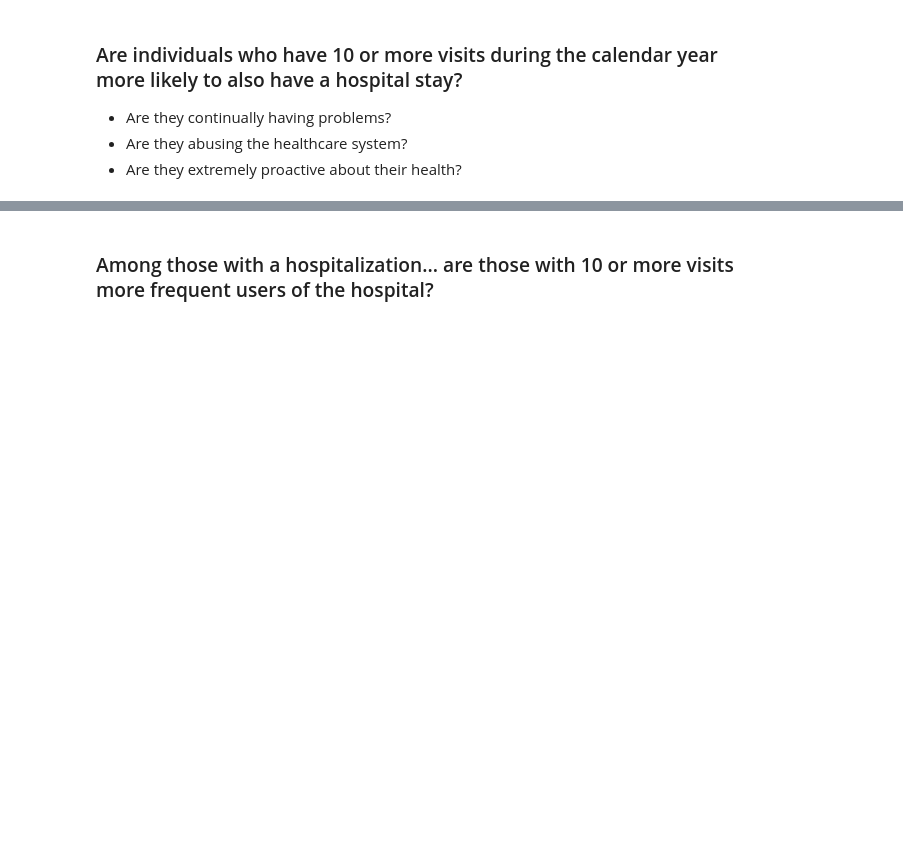
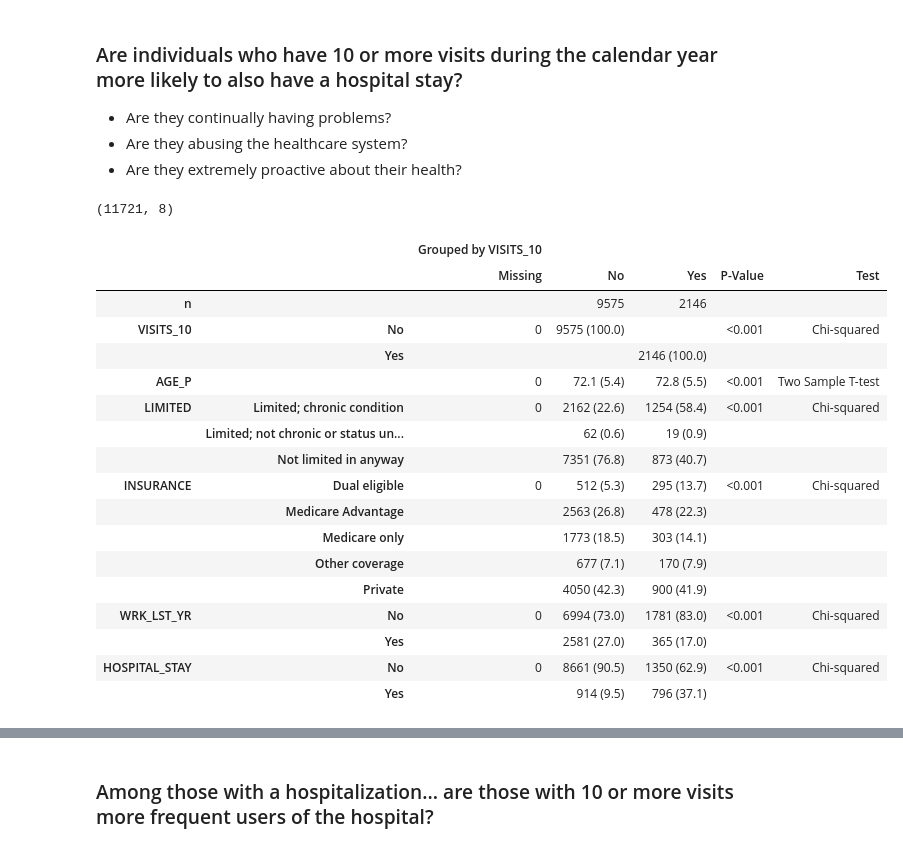
Before and after one commit to allej8/nhis, a Jupyter notebook: nhis-case-study.ipynb, the cells around one changed output, grey strips where cells are left out. Saved outputs shown, nothing was run; the diff lists cells and outputs as text; code cells hidden in the pictures; blank space fills up the shorter version.

```diff
--- a/nhis-case-study.ipynb
+++ b/nhis-case-study.ipynb
@@ -111,5 +148,36 @@ Name: HOSPNO_CAT, dtype: int64
 - Are they abusing the healthcare system?
 - Are they extremely proactive about their health?
 # %%
-cols_to_keep = ['_id','HOSPITAL_STAY','VISITS_10', 'AGE_P']
+cols_to_keep = ['_id','HOSPITAL_STAY', 'HOSPNO_CAT', 'VISITS_10', 'AGE_P', 'LIMITED', 'INSURANCE', 'WRK_LST_YR']
 dat = peeps65[cols_to_keep].copy().dropna()
+dat.shape
+# %% [output]
+(11721, 8)
+# %%
+columns = ['VISITS_10', 'AGE_P', 'LIMITED', 'INSURANCE', 'WRK_LST_YR', 'HOSPITAL_STAY']
+categorical = ['VISITS_10', 'LIMITED', 'INSURANCE', 'WRK_LST_YR', 'HOSPITAL_STAY']
+groupby = ['VISITS_10']
+# nonnormal = columns[1:len(columns)]
+# mytable = TableOne(baseProv, columns, categorical, groupby, nonnormal, pval=True, isnull=True)
+mytable = TableOne(dat, columns, categorical, groupby, pval=True)
+mytable.to_excel('tableone.xlsx')
+mytable
+# %% [output]
+|  |  | Grouped by VISITS_10 |  |  |  |  |
+|  |  | Missing | No | Yes | P-Value | Test |
+| n |  |  | 9575 | 2146 |  |  |
+| VISITS_10 | No | 0 | 9575 (100.0) |  | <0.001 | Chi-squared |
+|  | Yes |  |  | 2146 (100.0) |  |  |
+| AGE_P |  | 0 | 72.1 (5.4) | 72.8 (5.5) | <0.001 | Two Sample T-test |
+| LIMITED | Limited; chronic condition | 0 | 2162 (22.6) | 1254 (58.4) | <0.001 | Chi-squared |
+|  | Limited; not chronic or status un... |  | 62 (0.6) | 19 (0.9) |  |  |
+|  | Not limited in anyway |  | 7351 (76.8) | 873 (40.7) |  |  |
+| INSURANCE | Dual eligible | 0 | 512 (5.3) | 295 (13.7) | <0.001 | Chi-squared |
+|  | Medicare Advantage |  | 2563 (26.8) | 478 (22.3) |  |  |
+|  | Medicare only |  | 1773 (18.5) | 303 (14.1) |  |  |
+|  | Other coverage |  | 677 (7.1) | 170 (7.9) |  |  |
+|  | Private |  | 4050 (42.3) | 900 (41.9) |  |  |
+| WRK_LST_YR | No | 0 | 6994 (73.0) | 1781 (83.0) | <0.001 | Chi-squared |
+|  | Yes |  | 2581 (27.0) | 365 (17.0) |  |  |
+| HOSPITAL_STAY | No | 0 | 8661 (90.5) | 1350 (62.9) | <0.001 | Chi-squared |
+|  | Yes |  | 914 (9.5) | 796 (37.1) |  |  |
```
Also changed, not shown: parts of 13 cells of this notebook, 1 other file.
